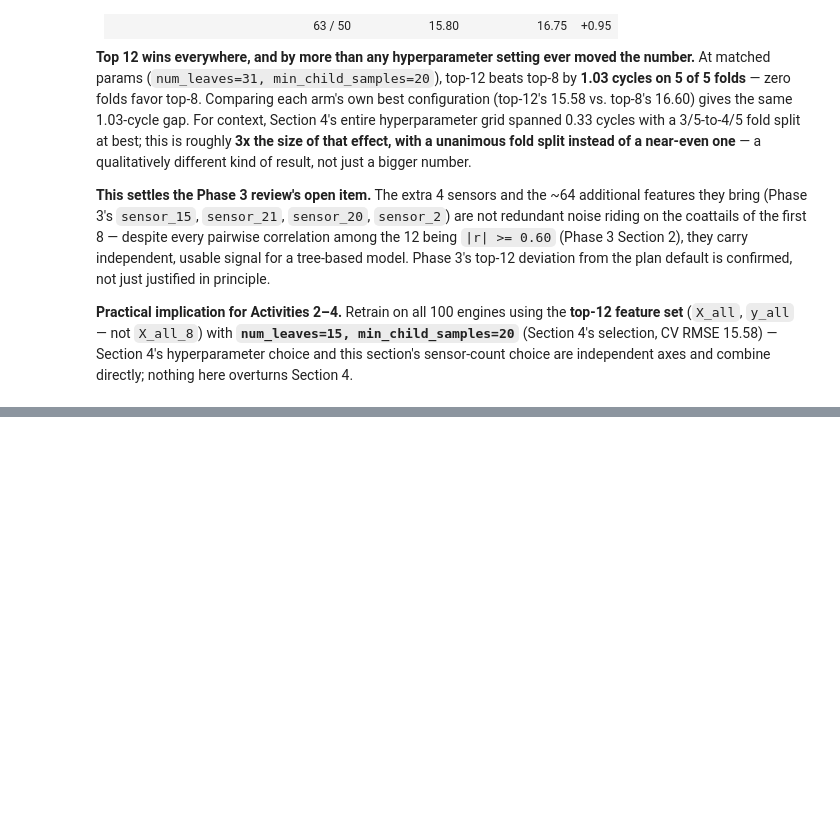
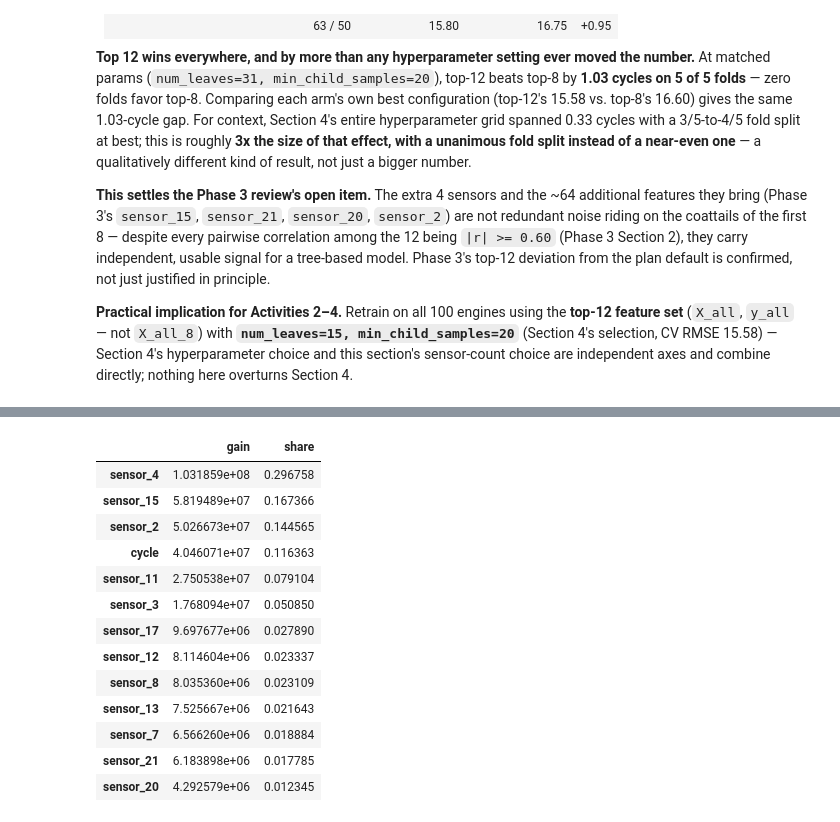
Before and after one commit to Giang2403/RUL_CMAPSS, a Jupyter notebook: notebook/phase5_LightGBM.ipynb, the cells around one changed output, grey strips where cells are left out. Saved outputs shown, nothing was run; the diff lists cells and outputs as text; code cells hidden in the pictures; blank space fills up the shorter version.

```diff
--- a/notebook/phase5_LightGBM.ipynb
+++ b/notebook/phase5_LightGBM.ipynb
@@ -864,0 +1067,29 @@ sensor-count choice are independent axes and combine directly; nothing here over
+# %%
+# Roll the top-20 gain up to the sensor level, to see which of the 12 selected sensors the model
+# actually leans on -- a feature-level list mixes 4 stats x 4 windows per sensor together.
+def base_sensor(feature_name: str) -> str:
+    if feature_name == "cycle":
+        return "cycle"
+    return "_".join(feature_name.split("_")[:2])  # "sensor_11_mean_20" -> "sensor_11"
+
+
+sensor_gain = gain_importance.groupby(gain_importance.index.map(base_sensor)).sum()
+sensor_gain = sensor_gain.sort_values(ascending=False)
+sensor_gain_share = sensor_gain / sensor_gain.sum()
+
+pd.DataFrame({"gain": sensor_gain, "share": sensor_gain_share})
+# %% [output]
+|  | gain | share |
+| sensor_4 | 1.031859e+08 | 0.296758 |
+| sensor_15 | 5.819489e+07 | 0.167366 |
+| sensor_2 | 5.026673e+07 | 0.144565 |
+| cycle | 4.046071e+07 | 0.116363 |
+| sensor_11 | 2.750538e+07 | 0.079104 |
+| sensor_3 | 1.768094e+07 | 0.050850 |
+| sensor_17 | 9.697677e+06 | 0.027890 |
+| sensor_12 | 8.114604e+06 | 0.023337 |
+| sensor_8 | 8.035360e+06 | 0.023109 |
+| sensor_13 | 7.525667e+06 | 0.021643 |
+| sensor_7 | 6.566260e+06 | 0.018884 |
+| sensor_21 | 6.183898e+06 | 0.017785 |
+| sensor_20 | 4.292579e+06 | 0.012345 |
```
Also changed, not shown: parts of 17 cells of this notebook, 5 other files.
